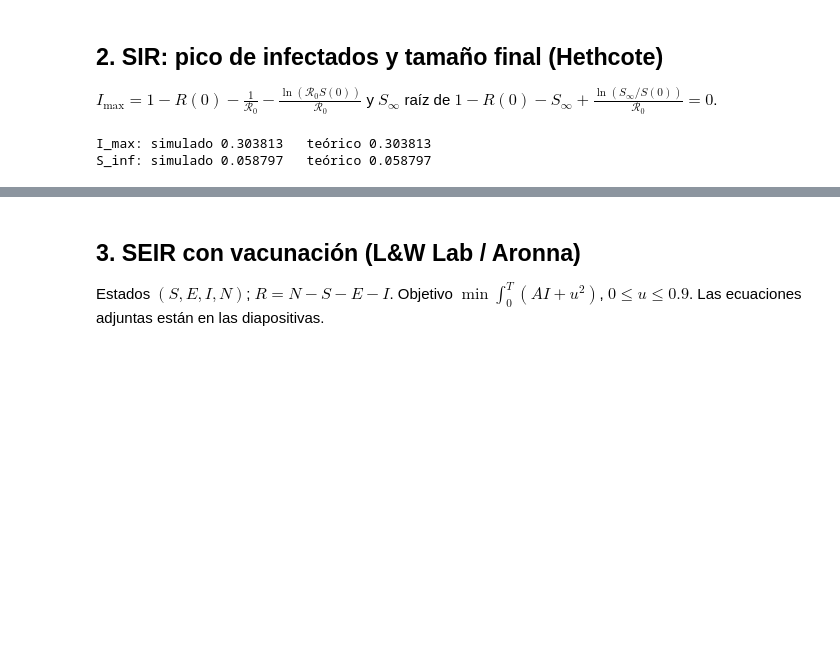
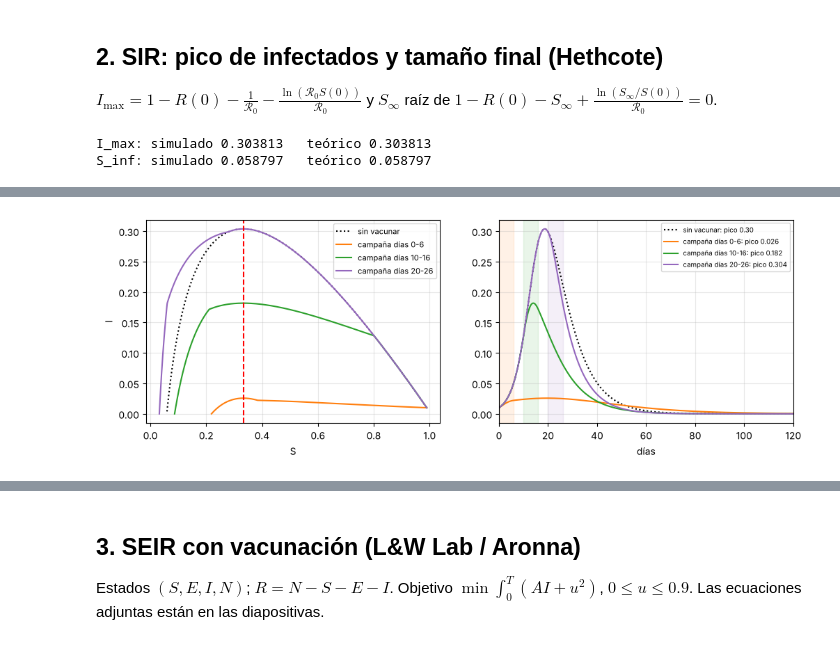
Before and after one commit to csfvega-arg/Colabs-materia-control, a Jupyter notebook: clase06.ipynb, the cells around one changed output, grey strips where cells are left out. Cells and saved outputs as stored; diff of their text form; code cells hidden in the pictures; blank space fills up the shorter version.

```diff
--- a/clase06.ipynb
+++ b/clase06.ipynb
@@ -91,0 +157,13 @@ S_inf: simulado 0.058797   teórico 0.058797
+# %%
+fig, ax = plt.subplots(1, 2, figsize=(12, 3.8))
+t, y = sir_ctrl(lambda t: sf, lambda t: 0.0, T=300)
+ax[0].plot(y[0], y[1], 'k:', label='sin vacunar'); ax[1].plot(t, y[1], 'k:', label=f'sin vacunar: pico {y[1].max():.2f}')
+for a, col in [(0, 'tab:orange'), (10, 'tab:green'), (20, 'tab:purple')]:
+    t, y = sir_ctrl(lambda t: sf, lambda t, a=a: vM if a <= t < a + 6 else 0.0, T=300)
+    ax[0].plot(y[0], y[1], color=col, label=f'campaña días {a}-{a+6}')
+    ax[1].plot(t, y[1], color=col, label=f'campaña días {a}-{a+6}: pico {y[1].max():.3f}')
+    ax[1].axvspan(a, a + 6, color=col, alpha=0.1)
+ax[0].axvline(1/sf, ls='--', c='r'); ax[0].set_xlabel('S'); ax[0].set_ylabel('I'); ax[0].legend(fontsize=8)
+ax[1].set_xlim(0, 120); ax[1].set_xlabel('días'); ax[1].legend(fontsize=7); plt.show()
+# %% [output]
+[figure, added]
```
Also changed, not shown: parts of 22 cells of this notebook.
